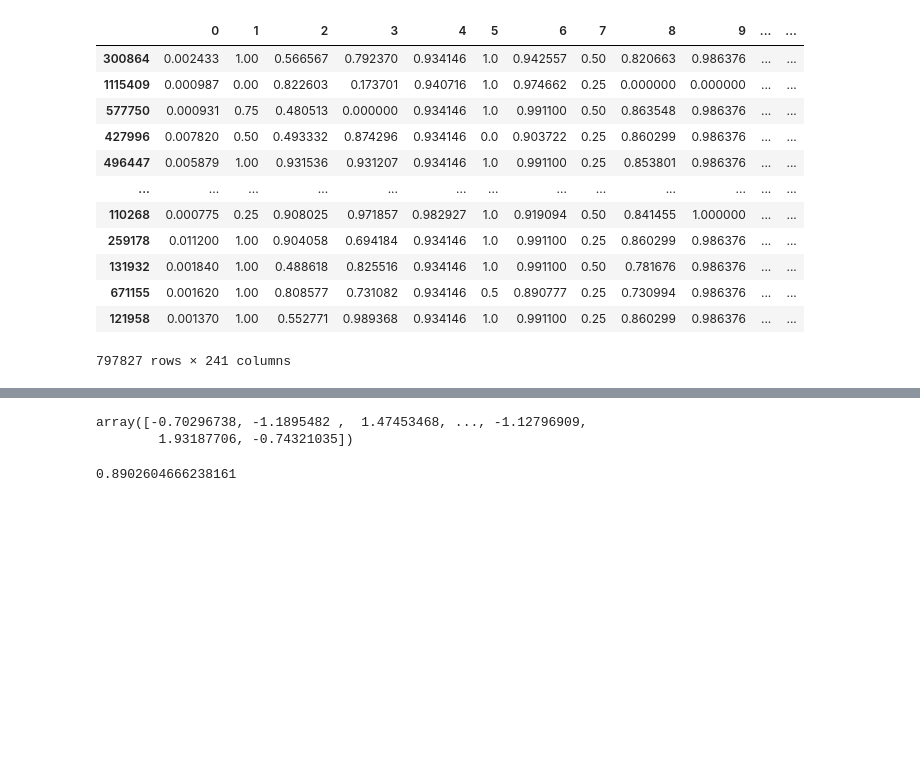
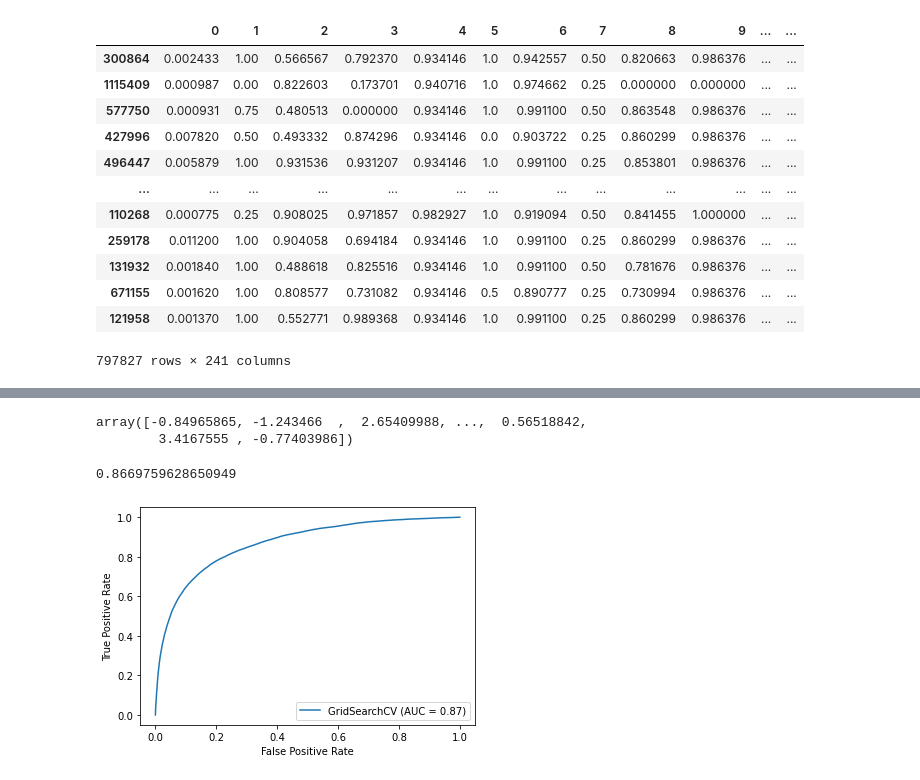
Before and after one commit to thomas-tf/IEEE-CIS-fraud-detection, a Jupyter notebook: SVM.ipynb, the cells around one changed output, grey strips where cells are left out. Cells and saved outputs as stored; diff of their text form; code cells hidden in the pictures; blank space fills up the shorter version.

```diff
--- a/SVM.ipynb
+++ b/SVM.ipynb
@@ -136,12 +166,10 @@ See the caveats in the documentation: https://pandas.pydata.org/pandas-docs/stab
 3000 rows × 240 columns
 # %%
-#GridSearchCV
-from sklearn.model_selection import GridSearchCV
-parameters = {'kernel':('linear', 'rbf'), 'C':[1, 10]}
+#SVM
+#GridSearch
+parameters = {'kernel':('linear', 'rbf'), 'C':np.linspace(1, 10, 10)}
 svc = svm.SVC()
 clf = GridSearchCV(svc, parameters)
 clf.fit(X_train_sub1,y_train_sub1)
-GridSearchCV(estimator=svm.SVC(),
-             param_grid={'C': [1, 10], 'kernel': ('linear', 'rbf')})
 # %% [output]
 GridSearchCV(estimator=SVC(),
@@ -149,4 +177,0 @@ GridSearchCV(estimator=SVC(),
-# %%
-#Radial Basis Function
-clf=svm.SVC(kernel='rbf',C=1,gamma='auto')
-clf.fit(X_train_sub1,y_train_sub1)
@@ -173,9 +199,9 @@ fpr, tpr, thresholds = metrics.roc_curve(y_test,y_score)
 # %%
 y_score
 # %% [output]
-array([-0.70296738, -1.1895482 ,  1.47453468, ..., -1.12796909,
-        1.93187706, -0.74321035])
+array([-0.84965865, -1.243466  ,  2.65409988, ...,  0.56518842,
+        3.4167555 , -0.77403986])
 # %%
 metrics.auc(fpr, tpr)
 # %% [output]
-0.8902604666238161
+0.8669759628650949
@@ -184,0 +208,5 @@ print(clf.best_score_)
+# %%
+metrics.plot_roc_curve(clf, X_test, y_test)
+plt.show()
+# %% [output]
+[figure, added]
```
Also changed, not shown: parts of 11 cells of this notebook.
